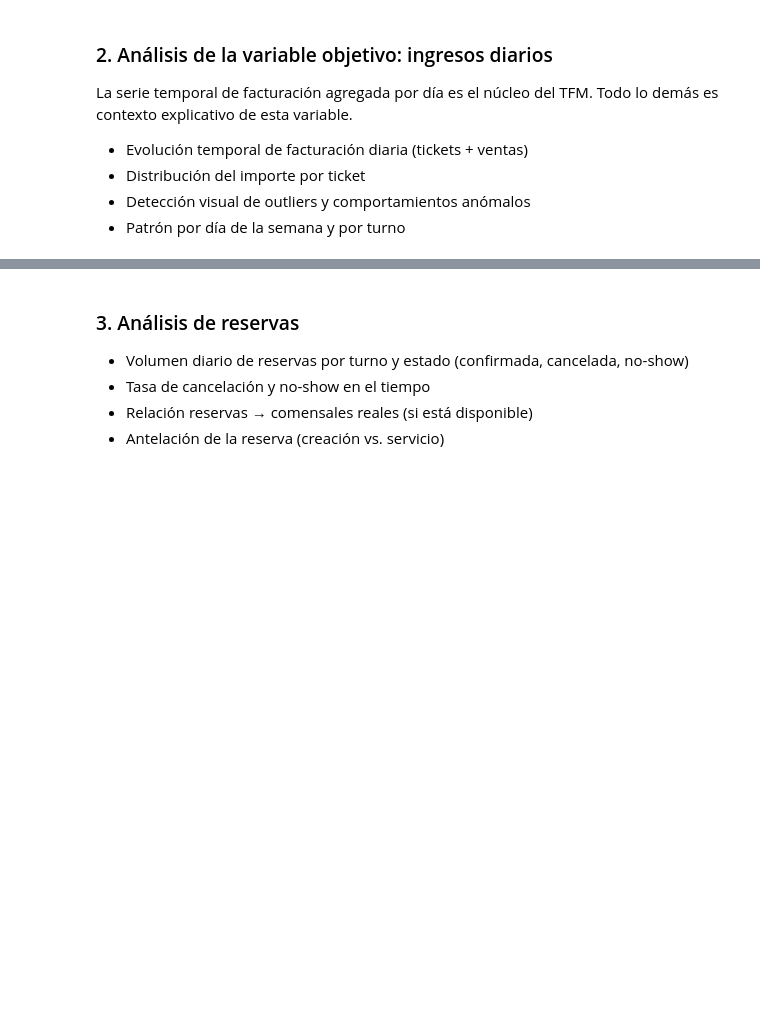
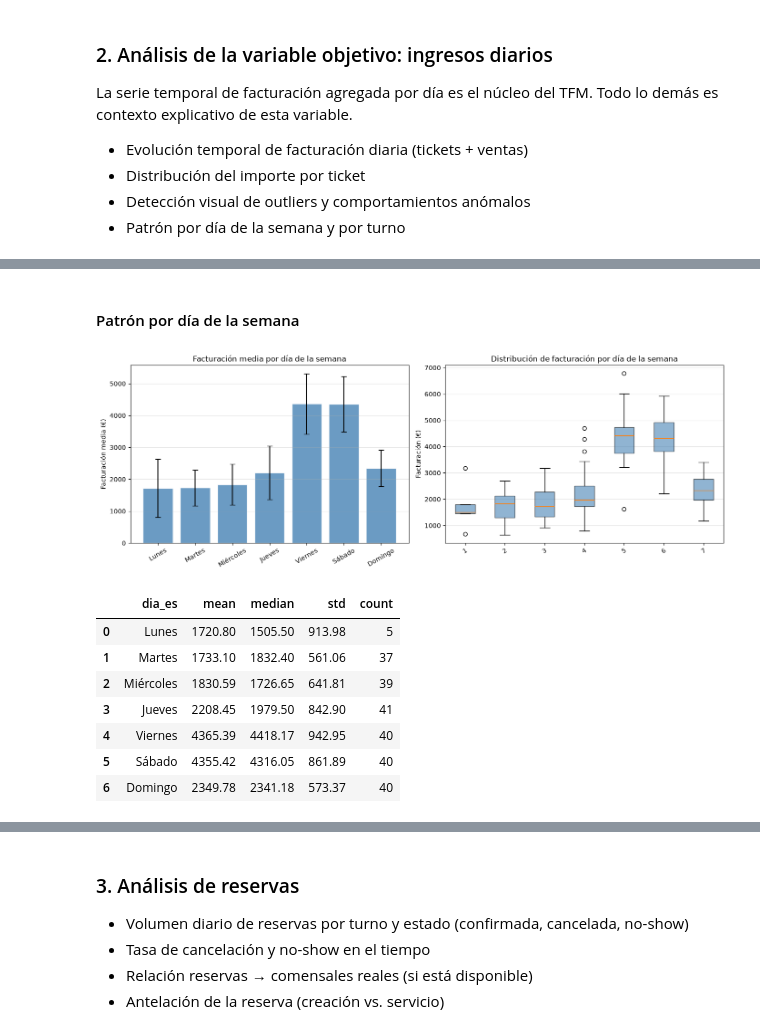
Before and after one commit to Joaquindam/TFM-Hosteleria-AI, a Jupyter notebook: notebooks/03_EDA.ipynb, the cells around one changed output, grey strips where cells are left out. Drawn from its saved outputs; the diff is of its cells as text; code cells hidden in the pictures; blank space fills up the shorter version.

```diff
--- a/notebooks/03_EDA.ipynb
+++ b/notebooks/03_EDA.ipynb
@@ -31,0 +305,58 @@ La serie temporal de facturación agregada por día es el núcleo del TFM. Todo
+# %% [markdown]
+#### Patrón por día de la semana
+# %%
+# Añadimos variables temporales a la serie diaria para el análisis de patrones.
+ingresos_diarios['dia_semana']    = pd.to_datetime(ingresos_diarios['fecha']).dt.day_name()
+ingresos_diarios['num_dia']       = pd.to_datetime(ingresos_diarios['fecha']).dt.dayofweek  # 0=lunes
+ingresos_diarios['mes']           = pd.to_datetime(ingresos_diarios['fecha']).dt.month
+
+orden_dias = ['Monday','Tuesday','Wednesday','Thursday','Friday','Saturday','Sunday']
+nombres_dias = ['Lunes','Martes','Miércoles','Jueves','Viernes','Sábado','Domingo']
+
+media_por_dia = (
+    ingresos_diarios
+    .groupby('dia_semana')['facturacion']
+    .agg(['mean','median','std','count'])
+    .reindex(orden_dias)
+    .reset_index()
+)
+media_por_dia['dia_es'] = nombres_dias
+
+fig, axes = plt.subplots(1, 2, figsize=(14, 5))
+
+# Barras con media y desviación típica
+axes[0].bar(media_por_dia['dia_es'], media_por_dia['mean'],
+            yerr=media_por_dia['std'], capsize=4,
+            color='steelblue', alpha=0.8, edgecolor='white')
+axes[0].set_title('Facturación media por día de la semana')
+axes[0].set_ylabel('Facturación media (€)')
+axes[0].tick_params(axis='x', rotation=30)
+axes[0].grid(axis='y', alpha=0.3)
+
+# Boxplot para ver distribución completa
+data_por_dia = [
+    ingresos_diarios.loc[ingresos_diarios['dia_semana'] == d, 'facturacion'].values
+    for d in orden_dias
+]
+axes[1].boxplot(data_por_dia, label=nombres_dias, patch_artist=True,
+                boxprops=dict(facecolor='steelblue', alpha=0.6))
+axes[1].set_title('Distribución de facturación por día de la semana')
+axes[1].set_ylabel('Facturación (€)')
+axes[1].tick_params(axis='x', rotation=30)
+axes[1].grid(axis='y', alpha=0.3)
+
+plt.tight_layout()
+plt.savefig(FIGURES_DIR / 'patron_dia_semana.png', dpi=150, bbox_inches='tight')
+plt.show()
+
+display(media_por_dia[['dia_es','mean','median','std','count']].round(2))
+# %% [output]
+[figure, added]
+|  | dia_es | mean | median | std | count |
+| 0 | Lunes | 1720.80 | 1505.50 | 913.98 | 5 |
+| 1 | Martes | 1733.10 | 1832.40 | 561.06 | 37 |
+| 2 | Miércoles | 1830.59 | 1726.65 | 641.81 | 39 |
+| 3 | Jueves | 2208.45 | 1979.50 | 842.90 | 41 |
+| 4 | Viernes | 4365.39 | 4418.17 | 942.95 | 40 |
+| 5 | Sábado | 4355.42 | 4316.05 | 861.89 | 40 |
+| 6 | Domingo | 2349.78 | 2341.18 | 573.37 | 40 |
```
Also changed, not shown: parts of 20 cells of this notebook, 7 other files.
